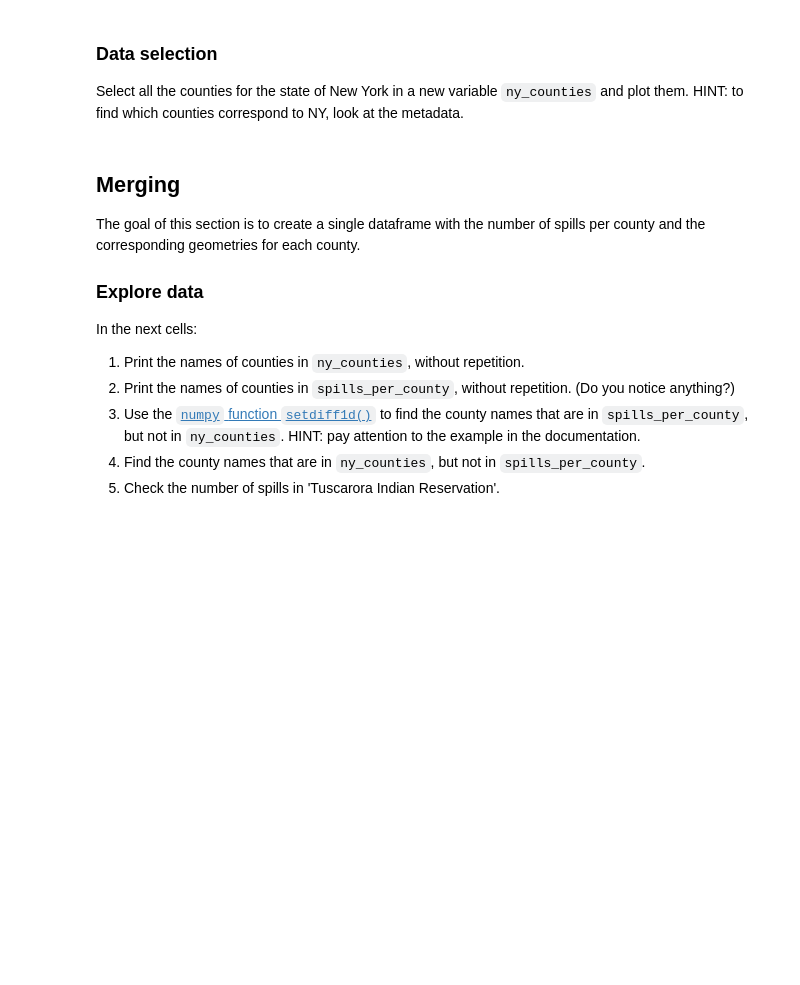
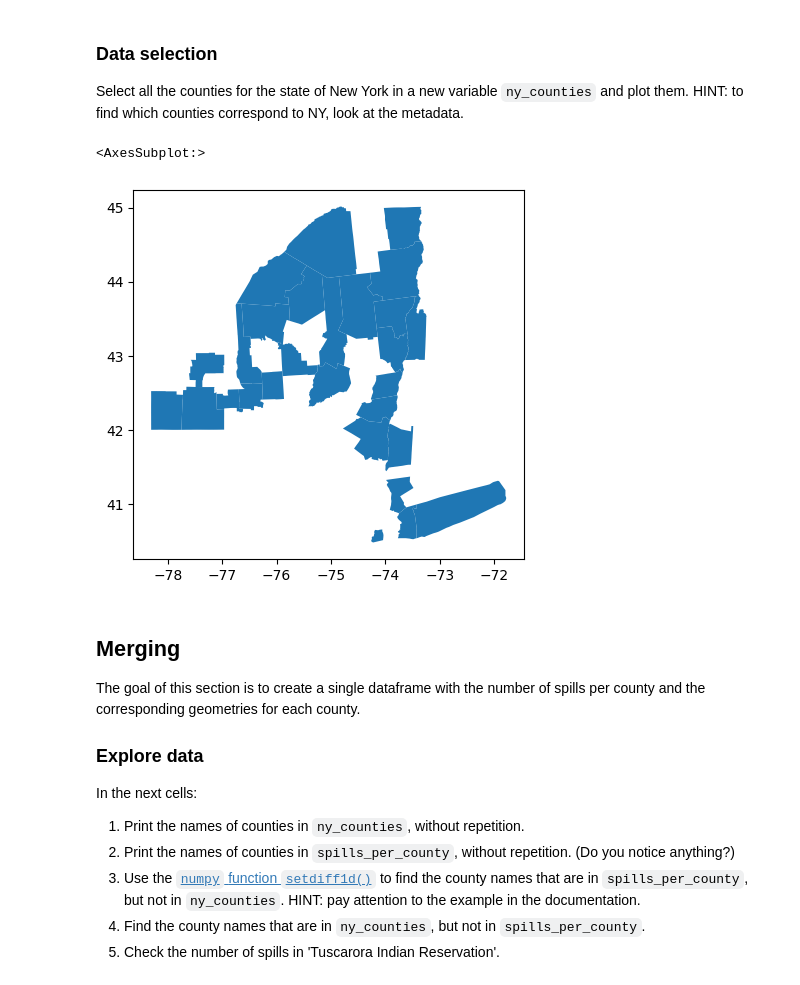
Before and after one commit to kateebeckerr/eds220-hwk-3, a Jupyter notebook: hwk3-task1-spills.ipynb, the cells around one changed output. Drawn from its saved outputs; the diff is of its cells as text; code cells hidden in the pictures; blank space fills up the shorter version.

```diff
--- a/hwk3-task1-spills.ipynb
+++ b/hwk3-task1-spills.ipynb
@@ -159,3 +317,13 @@ Select all the counties for the state of New York in a new variable `ny_counties
+# %%
+ny_counties = counties.loc[counties.statefp == '36']
+# %%
+# your code here
+ny_counties.plot()
+#server wont allow other states to show up
+#taylor isnt processing data
+# %% [output]
+<AxesSubplot:>
+[figure, added]
 # %% [markdown]
 ## Merging
 
```
Also changed, not shown: parts of 49 cells of this notebook.
